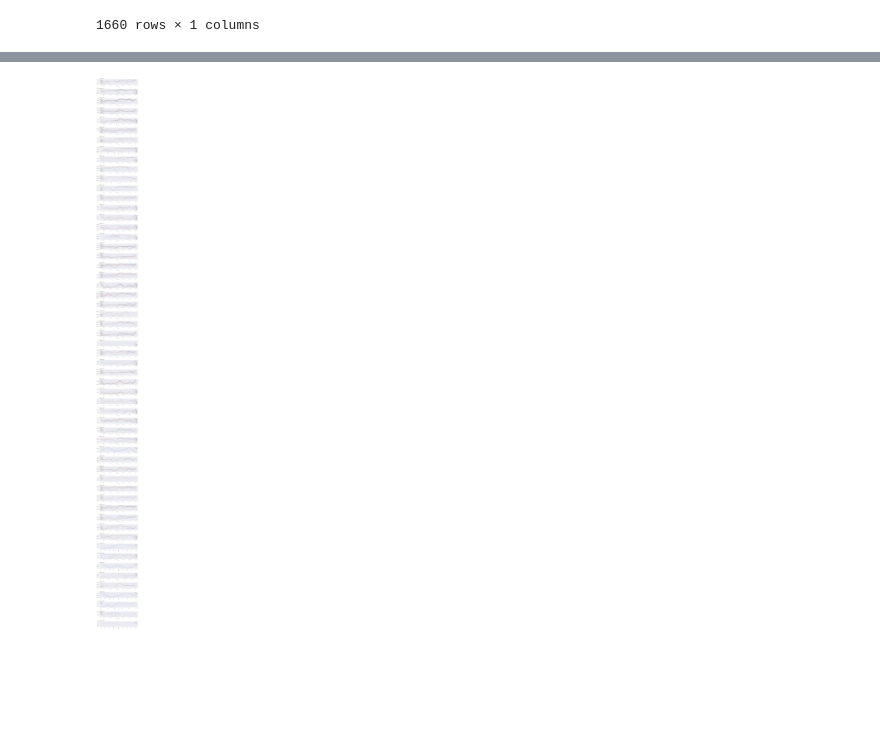
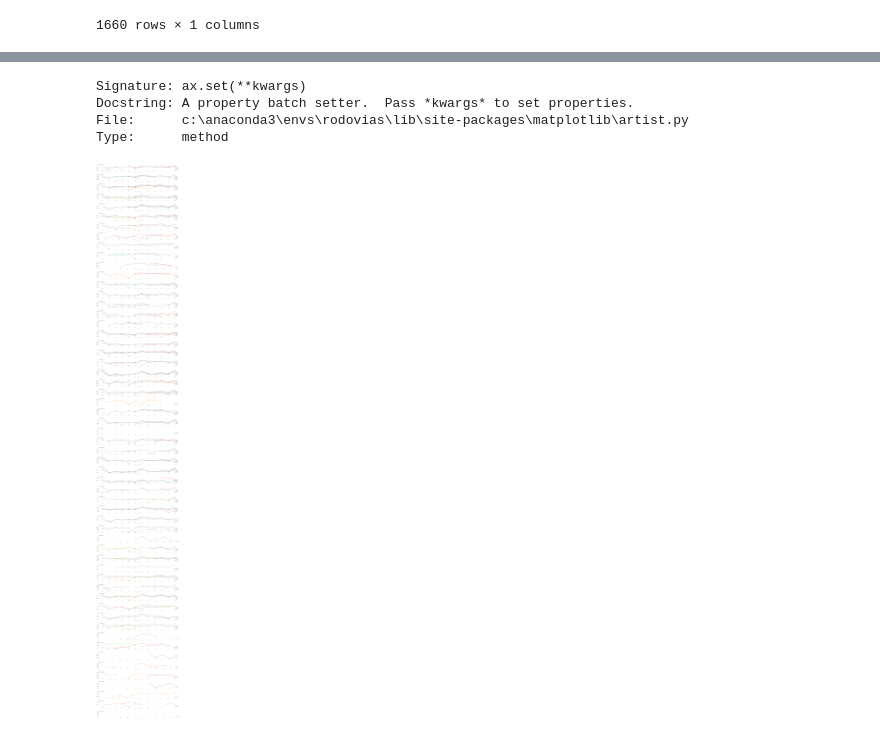
Before and after one commit to pauloneves/dnit_contagem, a Jupyter notebook: eda.ipynb, the cells around one changed output, grey strips where cells are left out. Cells and saved outputs as stored; diff of their text form; code cells hidden in the pictures; blank space fills up the shorter version.

```diff
--- a/eda.ipynb
+++ b/eda.ipynb
@@ -82,3 +82,5 @@ df_mensal
 |  |  | 12 | 130046 |
 | 546 | 2017 | 8 | 70660 |
 1660 rows × 1 columns
+# %%
+ano_inicial = df_mg.ano.min()
@@ -85,12 +107,26 @@ df_mensal
+# %%
+ax.set?
+# %% [output]
+Signature: ax.set(**kwargs)
+Docstring: A property batch setter.  Pass *kwargs* to set properties.
+File:      c:\anaconda3\envs\rodovias\lib\site-packages\matplotlib\artist.py
+Type:      method
 # %%
-
-fig, axes = plt.subplots(nrows=len(df_mensal.index.levels[0]), figsize=(13,190))
-fig.subplots_adjust(hspace=.7)
-for ax, (id_equip, df) in zip(axes, df_mensal.groupby(level=0)):
-    ddf =df.unstack(level=1).droplevel(0).droplevel(0, axis=1).reindex(range(1,13,1))
+plt.style.use('seaborn-whitegrid')
+fig, axes = plt.subplots(nrows=len(df_mensal.index.levels[0]), figsize=(15,190))
+fig.subplots_adjust(hspace=.7,right=1.5)
+grouped = df_mensal.groupby(level=0)
+for ax, (id_equip, df) in zip(axes, grouped):
+    ddf =df.unstack(level=1).droplevel(0).droplevel(0, axis=1).reindex(range(1,13))
     ax.set_title(f"Equipamento: {id_equip}", x=0, ha='left')
     #display(ddf)
-    ddf.plot.line(ax=ax)
-    ax.set_xticklabels(['jan', 'fev', 'mar', 'abr', 'mai', 'jun', 'jul', 'ago', 'set', 'out', 'nov', 'dez'])
+    cores = [plt.cm.Set1.colors[i-ano_inicial] for i in ddf.columns]
+    ddf.plot.line(ax=ax, color=cores, grid=False, linestyle='-', marker='o')
+    ax.set(frame_on=False,
+           xticks=range(1,13),
+           xticklabels=['jan', 'fev', 'mar', 'abr', 'mai', 'jun', 'jul', 'ago', 'set', 'out', 'nov', 'dez'])
+    #ax.xticks(range(13), , ])
+    #ax.xaxis.set_ticklabels()
+    ax.legend(loc="lower right")
 # %% [output]
-[figure, old version]
+[figure, new version]
```
Also changed, not shown: parts of 11 cells of this notebook, 1 other file.
